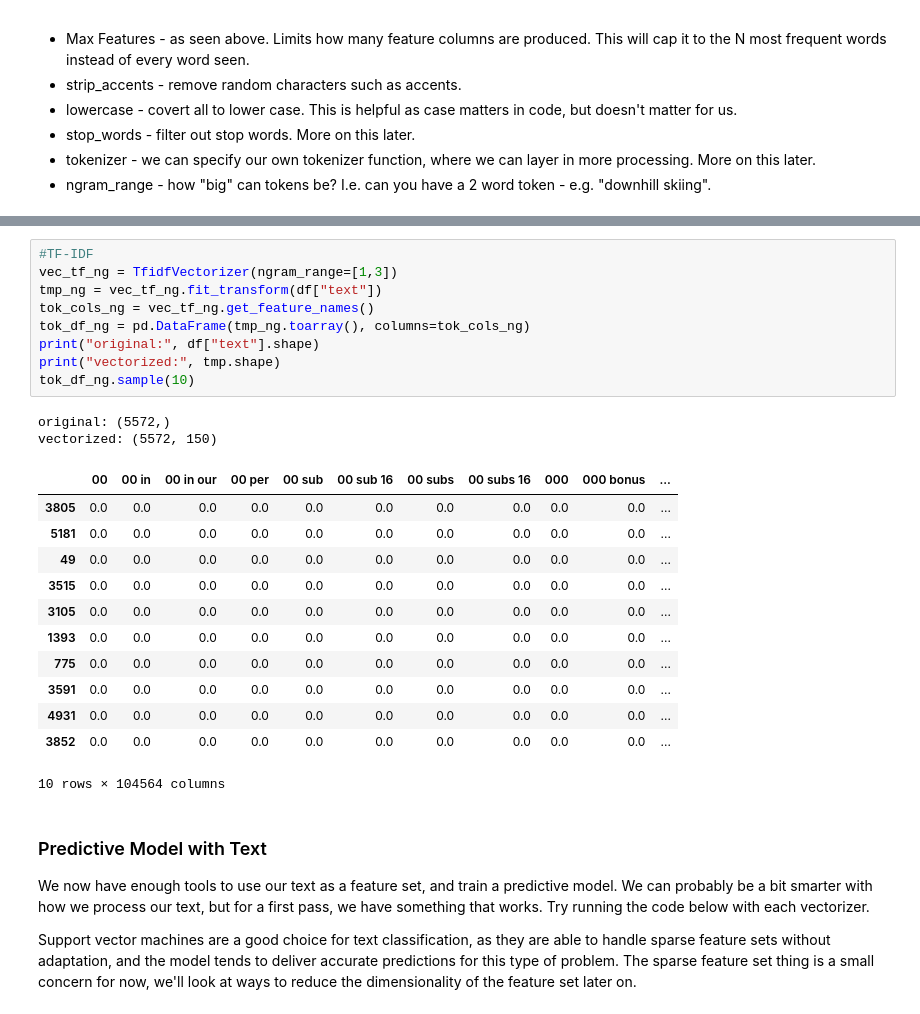
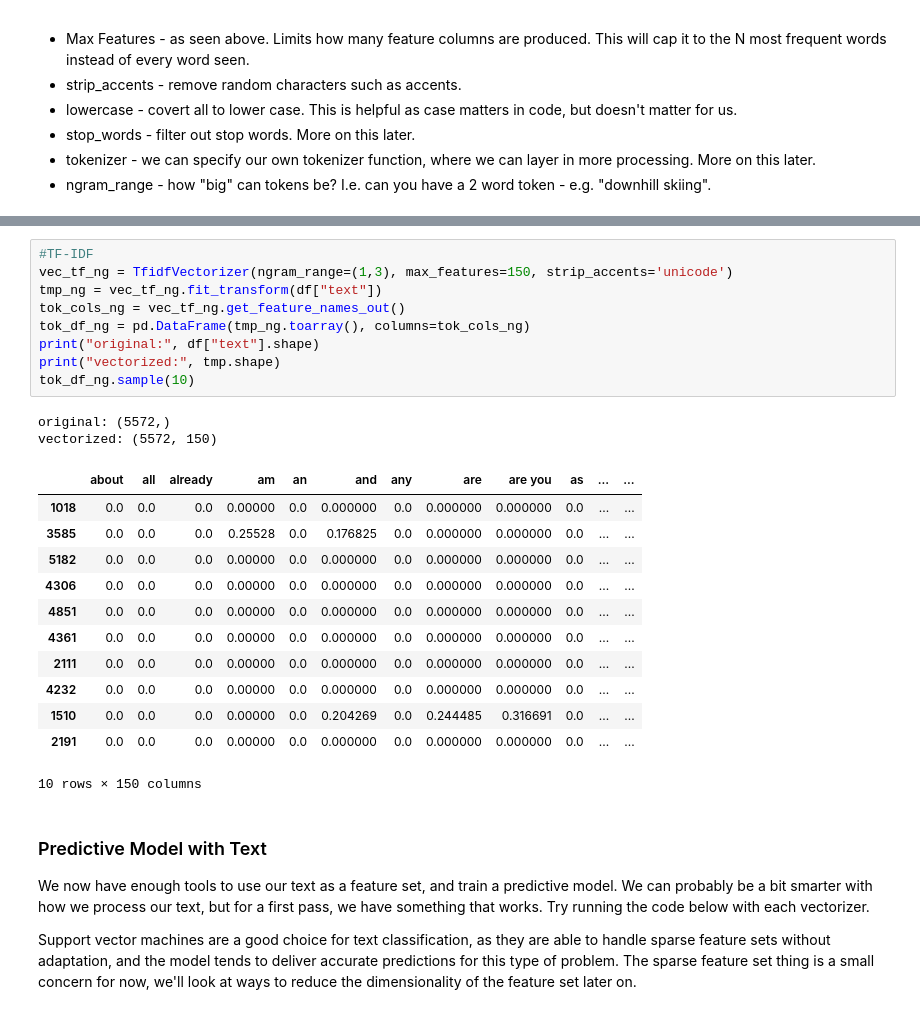
Before and after one commit to michaeljharris/Intro_to_Machine_Learning_Student_Workbooks, a Jupyter notebook: 011_nlp_basics_sol.ipynb, the cells around one changed output, grey strips where cells are left out. Cells and saved outputs as stored; diff of their text form.

```diff
--- a/011_nlp_basics_sol.ipynb
+++ b/011_nlp_basics_sol.ipynb
@@ -263,28 +263,28 @@ N-grams are a way to capture the relationship between words. For example, the ph
 We can allow longer n-grams with a hyperparameter, for this example I allowed things up to 3, we can see that the number of features will explode in size as now any up to n-word long sequence can be a feature in our feature set.
 # %%
 #TF-IDF
-vec_tf_ng = TfidfVectorizer(ngram_range=[1,3])
+vec_tf_ng = TfidfVectorizer(ngram_range=(1,3), max_features=150, strip_accents='unicode')
 tmp_ng = vec_tf_ng.fit_transform(df["text"])
-tok_cols_ng = vec_tf_ng.get_feature_names()
+tok_cols_ng = vec_tf_ng.get_feature_names_out()
 tok_df_ng = pd.DataFrame(tmp_ng.toarray(), columns=tok_cols_ng)
 print("original:", df["text"].shape)
 print("vectorized:", tmp.shape)
 tok_df_ng.sample(10)
 # %% [output]
 original: (5572,)
 vectorized: (5572, 150)
-|  | 00 | 00 in | 00 in our | 00 per | 00 sub | 00 sub 16 | 00 subs | 00 subs 16 | 000 | 000 bonus | ... |
-| 3805 | 0.0 | 0.0 | 0.0 | 0.0 | 0.0 | 0.0 | 0.0 | 0.0 | 0.0 | 0.0 | ... |
-| 5181 | 0.0 | 0.0 | 0.0 | 0.0 | 0.0 | 0.0 | 0.0 | 0.0 | 0.0 | 0.0 | ... |
-| 49 | 0.0 | 0.0 | 0.0 | 0.0 | 0.0 | 0.0 | 0.0 | 0.0 | 0.0 | 0.0 | ... |
-| 3515 | 0.0 | 0.0 | 0.0 | 0.0 | 0.0 | 0.0 | 0.0 | 0.0 | 0.0 | 0.0 | ... |
-| 3105 | 0.0 | 0.0 | 0.0 | 0.0 | 0.0 | 0.0 | 0.0 | 0.0 | 0.0 | 0.0 | ... |
-| 1393 | 0.0 | 0.0 | 0.0 | 0.0 | 0.0 | 0.0 | 0.0 | 0.0 | 0.0 | 0.0 | ... |
-| 775 | 0.0 | 0.0 | 0.0 | 0.0 | 0.0 | 0.0 | 0.0 | 0.0 | 0.0 | 0.0 | ... |
-| 3591 | 0.0 | 0.0 | 0.0 | 0.0 | 0.0 | 0.0 | 0.0 | 0.0 | 0.0 | 0.0 | ... |
-| 4931 | 0.0 | 0.0 | 0.0 | 0.0 | 0.0 | 0.0 | 0.0 | 0.0 | 0.0 | 0.0 | ... |
-| 3852 | 0.0 | 0.0 | 0.0 | 0.0 | 0.0 | 0.0 | 0.0 | 0.0 | 0.0 | 0.0 | ... |
+|  | about | all | already | am | an | and | any | are | are you | as | ... | ... |
+| 1018 | 0.0 | 0.0 | 0.0 | 0.00000 | 0.0 | 0.000000 | 0.0 | 0.000000 | 0.000000 | 0.0 | ... | ... |
+| 3585 | 0.0 | 0.0 | 0.0 | 0.25528 | 0.0 | 0.176825 | 0.0 | 0.000000 | 0.000000 | 0.0 | ... | ... |
+| 5182 | 0.0 | 0.0 | 0.0 | 0.00000 | 0.0 | 0.000000 | 0.0 | 0.000000 | 0.000000 | 0.0 | ... | ... |
+| 4306 | 0.0 | 0.0 | 0.0 | 0.00000 | 0.0 | 0.000000 | 0.0 | 0.000000 | 0.000000 | 0.0 | ... | ... |
+| 4851 | 0.0 | 0.0 | 0.0 | 0.00000 | 0.0 | 0.000000 | 0.0 | 0.000000 | 0.000000 | 0.0 | ... | ... |
+| 4361 | 0.0 | 0.0 | 0.0 | 0.00000 | 0.0 | 0.000000 | 0.0 | 0.000000 | 0.000000 | 0.0 | ... | ... |
+| 2111 | 0.0 | 0.0 | 0.0 | 0.00000 | 0.0 | 0.000000 | 0.0 | 0.000000 | 0.000000 | 0.0 | ... | ... |
+| 4232 | 0.0 | 0.0 | 0.0 | 0.00000 | 0.0 | 0.000000 | 0.0 | 0.000000 | 0.000000 | 0.0 | ... | ... |
+| 1510 | 0.0 | 0.0 | 0.0 | 0.00000 | 0.0 | 0.204269 | 0.0 | 0.244485 | 0.316691 | 0.0 | ... | ... |
+| 2191 | 0.0 | 0.0 | 0.0 | 0.00000 | 0.0 | 0.000000 | 0.0 | 0.000000 | 0.000000 | 0.0 | ... | ... |
-10 rows × 104564 columns
+10 rows × 150 columns
 # %% [markdown]
 ### Predictive Model with Text
 
```
Also changed, not shown: parts of 4 cells of this notebook.
